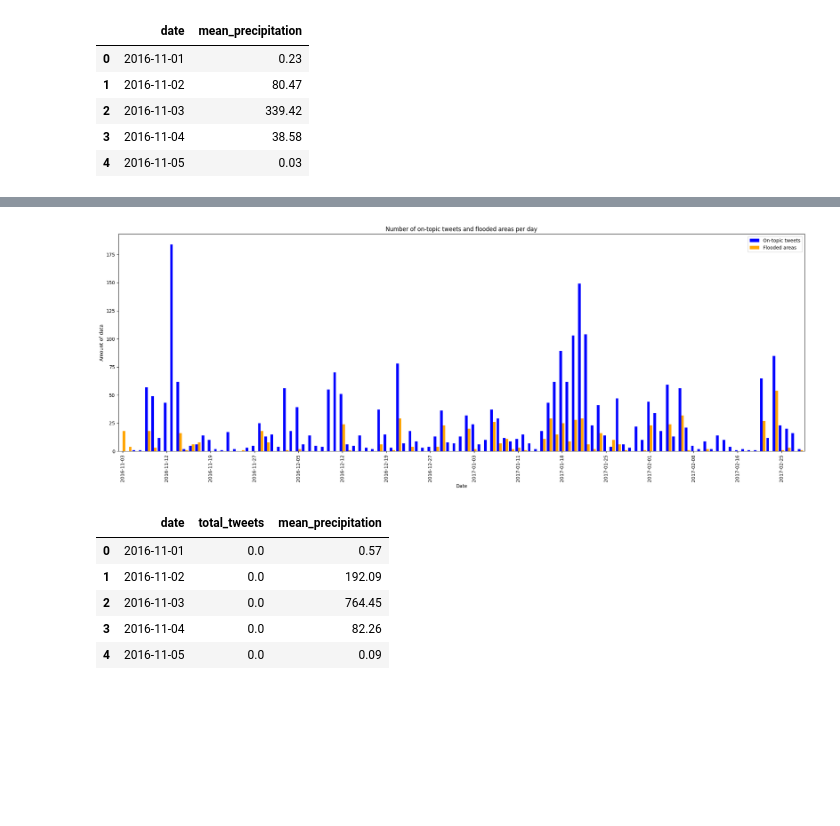
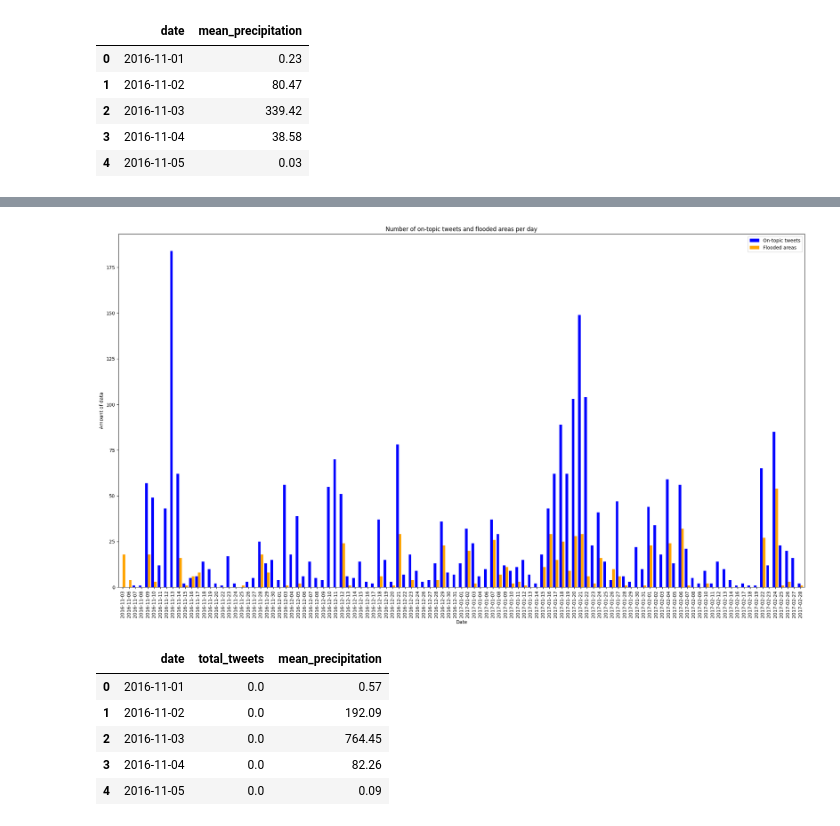
Before and after one commit to liviadegrossi/MBA-Monograph, a Jupyter notebook: data-exploration.ipynb, the cells around one changed output, grey strips where cells are left out. Drawn from its saved outputs; the diff is of its cells as text; code cells hidden in the pictures; blank space fills up the shorter version.

```diff
--- a/data-exploration.ipynb
+++ b/data-exploration.ipynb
@@ -599,7 +524,7 @@ cge_flood_points_day = cge_flood_points_sp.groupby('initial_date').size().reset_
 cge_flood_points_day.rename(columns={'initial_date': 'date'}, inplace=True)
 # %%
 # Convert the date column to str format
-cge_flood_points_day['date'] = pd.to_datetime(cge_flood_points_day['date']).dt.strftime('%Y-%m-%d')
+cge_flood_points_day['date'] = cge_flood_points_day['date'].dt.strftime('%Y-%m-%d')
 
 # Plot the number of flooded areas per day
 ax_flood_points = cge_flood_points_day.plot.bar(
@@ -614,10 +539,10 @@ ax_flood_points = cge_flood_points_day.plot.bar(
 )
 
 # Keep only one label per week (7 days)
-ticks = ax_flood_points.xaxis.get_ticklocs()
-tick_labels = [label.get_text() for label in ax_flood_points.xaxis.get_ticklabels()]
-ax_flood_points.xaxis.set_ticks(ticks[::7])
-ax_flood_points.xaxis.set_ticklabels(tick_labels[::7], rotation=90) # Rotate date labels by 90 degrees
+# ticks = ax_flood_points.xaxis.get_ticklocs()
+# tick_labels = [label.get_text() for label in ax_flood_points.xaxis.get_ticklabels()]
+# ax_flood_points.xaxis.set_ticks(ticks[::3])
+# ax_flood_points.xaxis.set_ticklabels(tick_labels[::3], rotation=90) # Rotate date labels by 90 degrees
 
 # Save the plot as a PNG file
 plt.savefig("./images/number-of-flooded-areas-per-day.png")
@@ -772,33 +714,34 @@ daily_tweets_flood_points.fillna(value=0.0, axis=1, inplace=True)
 109 rows × 3 columns
 # %%
 # Convert the date column to str format
-daily_tweets_flood_points['date'] = pd.to_datetime(daily_tweets_flood_points['date']).dt.strftime('%Y-%m-%d')
+# daily_tweets_flood_points['date'] = daily_tweets_flood_points['date'].dt.strftime('%Y-%m-%d')
 
 # Plot the number of on-topic tweets and flooded areas per day
-ax_daily_tweets_flood_points = daily_tweets_flood_points.plot.bar(x='date',
-                    y = ['total_tweets', 'total_flood_points'],
-                    width=0.85,
-                    color=['blue', 'orange'],
-                    legend=True,
-                    label=['On-topic tweets', 'Flooded areas'],
-                    figsize=(21, 8),
-                    title='Number of on-topic tweets and flooded areas per day',
-                    xlabel='Date',
-                    ylabel='Amount of data'
+ax_daily_tweets_flood_points = daily_tweets_flood_points.plot.bar(
+    x='date',
+    y=['total_tweets', 'total_flood_points'],
+    width=0.85,
+    color=['blue', 'orange'],
+    legend=True,
+    label=['On-topic tweets', 'Flooded areas'],
+    figsize=(21, 12),
+    title='Number of on-topic tweets and flooded areas per day',
+    xlabel='Date',
+    ylabel='Amount of data'
 )
 
 # Keep only one label per week (7 days)
-ticks = ax_daily_tweets_flood_points.xaxis.get_ticklocs()
-tick_labels = [label.get_text() for label in ax_daily_tweets_flood_points.xaxis.get_ticklabels()]
-ax_daily_tweets_flood_points.xaxis.set_ticks(ticks[::7])
-ax_daily_tweets_flood_points.xaxis.set_ticklabels(tick_labels[::7], rotation=90)
+# ticks = ax_daily_tweets_flood_points.xaxis.get_ticklocs()
+# tick_labels = [label.get_text() for label in ax_daily_tweets_flood_points.xaxis.get_ticklabels()]
+# ax_daily_tweets_flood_points.xaxis.set_ticks(ticks[::2])
+# ax_daily_tweets_flood_points.xaxis.set_ticklabels(tick_labels[::2], rotation=90)
 
 # Adjust the layout to prevent overlapping of labels and save the plot as a PNG file
 plt.tight_layout()
 plt.savefig('./images/number_of_on_topic_tweets_and_flooded_areas_per_day.png', dpi=300)
 plt.show()
 # %% [output]
-[figure, old version]
+[figure, new version]
 # %%
 # Merge the two datasets (on-topic tweets and weather radar data for the 30-km areal unit) based on the 'date' column
 daily_tweets_precipitation_30km = on_topic_tweets_day.merge(weather_radar_data_30km_day, on='date', how='outer')
```
Also changed, not shown: parts of 66 cells of this notebook, 13 other files.
